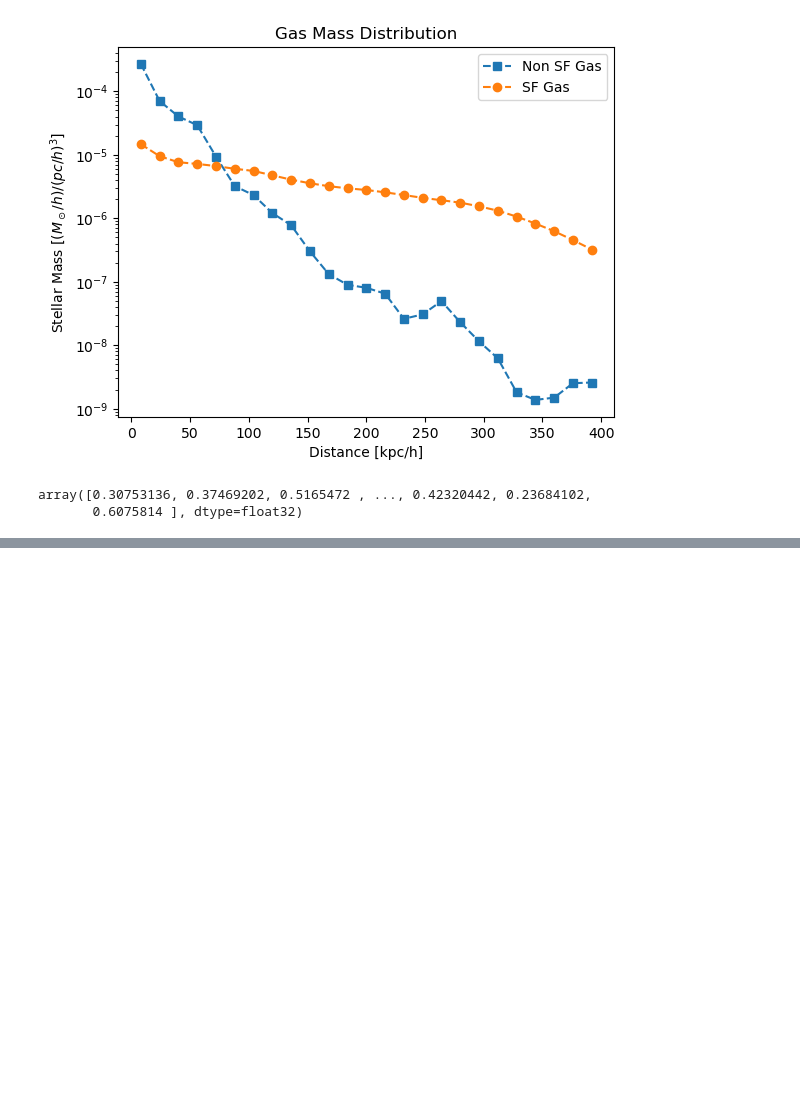
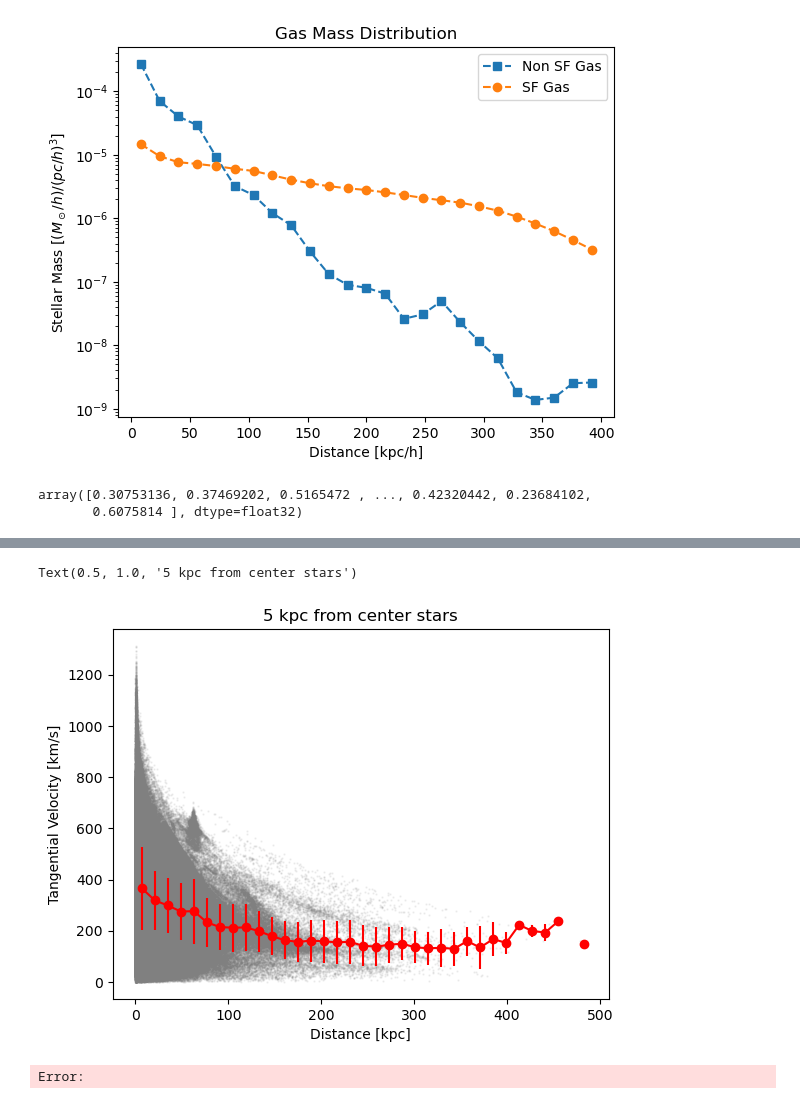
Before and after one commit to XingyaoCai/HI-Clumps, a Jupyter notebook: Galaxy_329508_Profile.ipynb, the cells around one changed output, grey strips where cells are left out. Drawn from its saved outputs; the diff is of its cells as text; code cells hidden in the pictures; blank space fills up the shorter version.

```diff
--- a/Galaxy_329508_Profile.ipynb
+++ b/Galaxy_329508_Profile.ipynb
@@ -115,0 +331,16 @@ array([0.30753136, 0.37469202, 0.5165472 , ..., 0.42320442, 0.23684102,
+# %%
+norm_velocity, tang_velocity, distance = compute_velocity_distance_with_filter(
+    PartType4_Dict, Subhalo_Dict,x_difference_threshold=10)
+
+plot_velocity_distance(distance, tang_velocity)
+plt.title('5 kpc from center stars')
+# %% [output]
+Text(0.5, 1.0, '5 kpc from center stars')
+[figure, added]
+# %%
+norm_velocity, tang_velocity, distance = compute_velocity_distance(
+    PartType1_Dict, Subhalo_Dict)
+plot_velocity_distance(distance, tang_velocity)
+plt.title('dm')
+# %% [output]
+Error:
```
Also changed, not shown: parts of 25 cells of this notebook.
